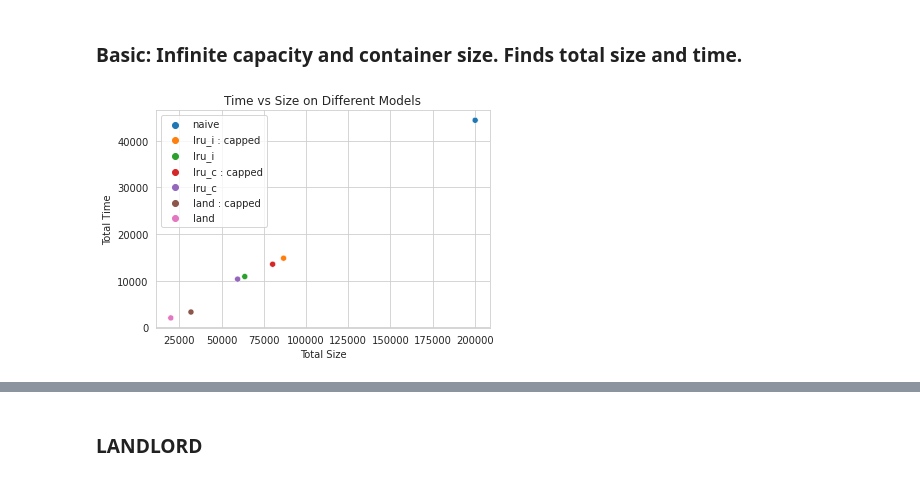
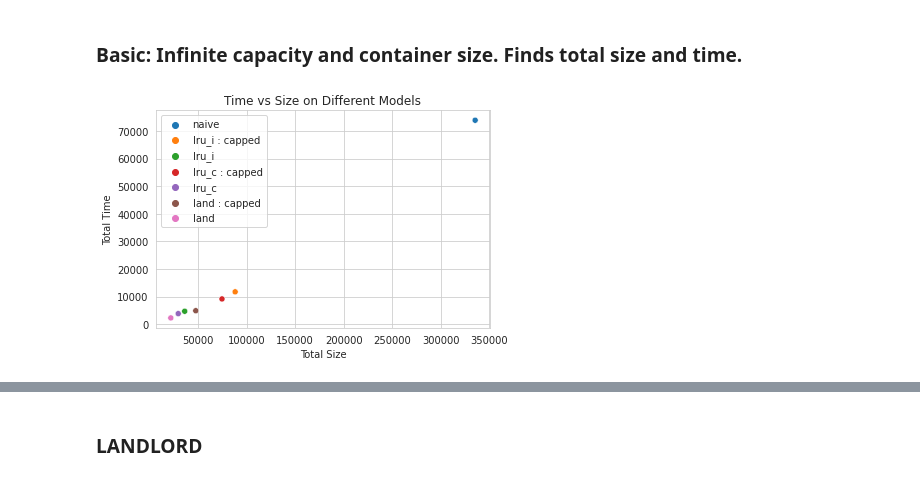
Before and after one commit to kevingao26/Binder-Logs, a Jupyter notebook: 6. The Models/Model Workspace.ipynb, the cells around one changed output, grey strips where cells are left out. Cells and saved outputs as stored; diff of their text form; code cells hidden in the pictures.

```diff
--- a/6. The Models/Model Workspace.ipynb
+++ b/6. The Models/Model Workspace.ipynb
@@ -620,6 +671,8 @@ def MODEL_nl(kind, custom=None, constraints=[-1, -1, -1], versions=True, alpha=0
 
     if kind not in ["naive", "lru_i", "lru_c", "land"]:
         raise ValueError('Model type not specified correctly.')
+
+    total_size, total_time = 0, 0
 
     constraints = [sys.maxsize if i == -1 else i for i in constraints]
     ct_limit, cache_limit, capacity = constraints
@@ -632,22 +685,33 @@ def MODEL_nl(kind, custom=None, constraints=[-1, -1, -1], versions=True, alpha=0
     ct_count = 0
     containers = []
 
+    # version diff in matplotlib between 7714 and 7719
+
     if custom == "timeit":
-        df = launches_df[0:800]
+        df = launches_df[0:1500]
+    elif custom == "big":
+        df = launches_df[0:500000]
     elif custom:
         df = launches_df[0:200]
     else:
         df = launches_df
 
+    count = 0
     for index, row in df.iterrows():
+        count += 1
+        if count % 100000 == 0:
+            print(count)
+
         need_container = True
         ref = row["combined_ref"]
         timestamp = str2date2unix(row["timestamp"])
 
+        df_versions_dict = df.at[index, "Package Versions"]
 
+        '''
         dep_series = dep_df[ref][dep_df[ref] != 0]
-
         dep_list_m = dep_series.index
+        '''
 
         # Reuse image specifications that are fully contained by a container
         if kind != "naive":
@@ -655,12 +719,12 @@ def MODEL_nl(kind, custom=None, constraints=[-1, -1, -1], versions=True, alpha=0
             for key in reversed(cache.cache):
                 ct = cache.get(key)
                 if (kind == "lru_c") or (kind == "land"):
-                    if ct.compare_contains(dep_list_m, dep_series.to_dict(), versions, timestamp):
+                    if ct.compare_contains(df_versions_dict, versions):
                         cache.shift(key)
                         need_container = False
                         break
                 elif (kind == "lru_i"):
-                    if ct.compare_identical(dep_list_m):
+                    if ct.compare_identical(df_versions_dict, versions):
                         cache.shift(key)
                         need_container = False
                         break
@@ -670,8 +734,14 @@ def MODEL_nl(kind, custom=None, constraints=[-1, -1, -1], versions=True, alpha=0
                 ct = cache.get(key)
                 ct_series = dep_df.index.map(lambda x: x in ct.pack_list).astype(int)
                 if cosine_sim(dep_binary_df[ref], ct_series) > alpha:
+                    if versions:
+                        s, t = ct.version_compatible(df_versions_dict)
+                        if s:
+                            total_size += s
+                            total_time += t
+
                     # combine container
-                    ct.combine(dep_series.to_dict(), timestamp, versions)
+                    ct.combine(df_versions_dict, versions)
                     cache.shift(key)
                     need_container = False
                     break
@@ -679,15 +749,15 @@ def MODEL_nl(kind, custom=None, constraints=[-1, -1, -1], versions=True, alpha=0
         count += 1
         if need_container:
             ct_count += 1
-            new_ct = Container(dep_series.to_dict(), timestamp, versions)
+            new_ct = Container(df_versions_dict, versions)
             containers.append(new_ct)
             if kind != "naive":
                 # cache key will be ct_count(arbitrary) and value will be container
                 cache.put(ct_count, new_ct)
 
 
-    total_size = np.sum([ct.size for ct in containers])
-    total_time = np.sum([ct.time for ct in containers])
+    total_size += np.sum([ct.size for ct in containers])
+    total_time += np.sum([ct.time for ct in containers])
 
     hitrate = 0
     if kind != "naive":
@@ -698,6 +768,6 @@ def MODEL_nl(kind, custom=None, constraints=[-1, -1, -1], versions=True, alpha=0
     return time_taken, count, ct_count, containers, total_size, total_time, hitrate, cache
     return time_taken, count, containers, 1, 1
 
-nl_time_taken, nl_count, nl_ct_count, nl_containers, nl_size, nl_time, nl_hitrate, nl_cache = MODEL_nl('lru_c', 1, [-1, -1, -1], True)
+nl_time_taken, nl_count, nl_ct_count, nl_containers, nl_size, nl_time, nl_hitrate, nl_cache = MODEL_nl('land', 1, [-1, -1, -1], False)
 nl_time_taken, nl_count, nl_ct_count, nl_size, nl_time, nl_hitrate
 # %% [output]
@@ -1019,29 +1052,29 @@ RESULT_cc_sizes_basic_scatterplot(False, True)
 # %% [markdown]
 ### Basic: Infinite capacity and container size. Finds total size and time.
 # %%
-def RESULT_size_time_scatterplot():
+def RESULT_size_time_scatterplot(version):
 
     sizes, times, names = [], [], []
 
     for i in ["naive", "lru_i", "lru_c", "land"]:
         if i != "naive":
-            temp = MODEL_nl(i, "timeit", [400, -1, 20])
+            temp = MODEL_nl(i, "timeit", [400, -1, 20], version)
             sizes.append(temp[4])
             times.append(temp[5])
             names.append(i + " : capped")
 
-        temp = MODEL_nl(i, "timeit", [-1, -1, -1])
+        temp = MODEL_nl(i, "timeit", [-1, -1, -1], version)
         sizes.append(temp[4])
         times.append(temp[5])
         names.append(i)
 
     sns.scatterplot(x=sizes, y=times, hue=names)
     plt.xlabel("Total Size")
     plt.ylabel("Total Time")
     plt.title("Time vs Size on Different Models")
     return
 
 
-RESULT_size_time_scatterplot()
+RESULT_size_time_scatterplot(False)
 # %% [output]
-[figure, old version]
+[figure, new version]
```
Also changed, not shown: parts of 15 cells of this notebook.
